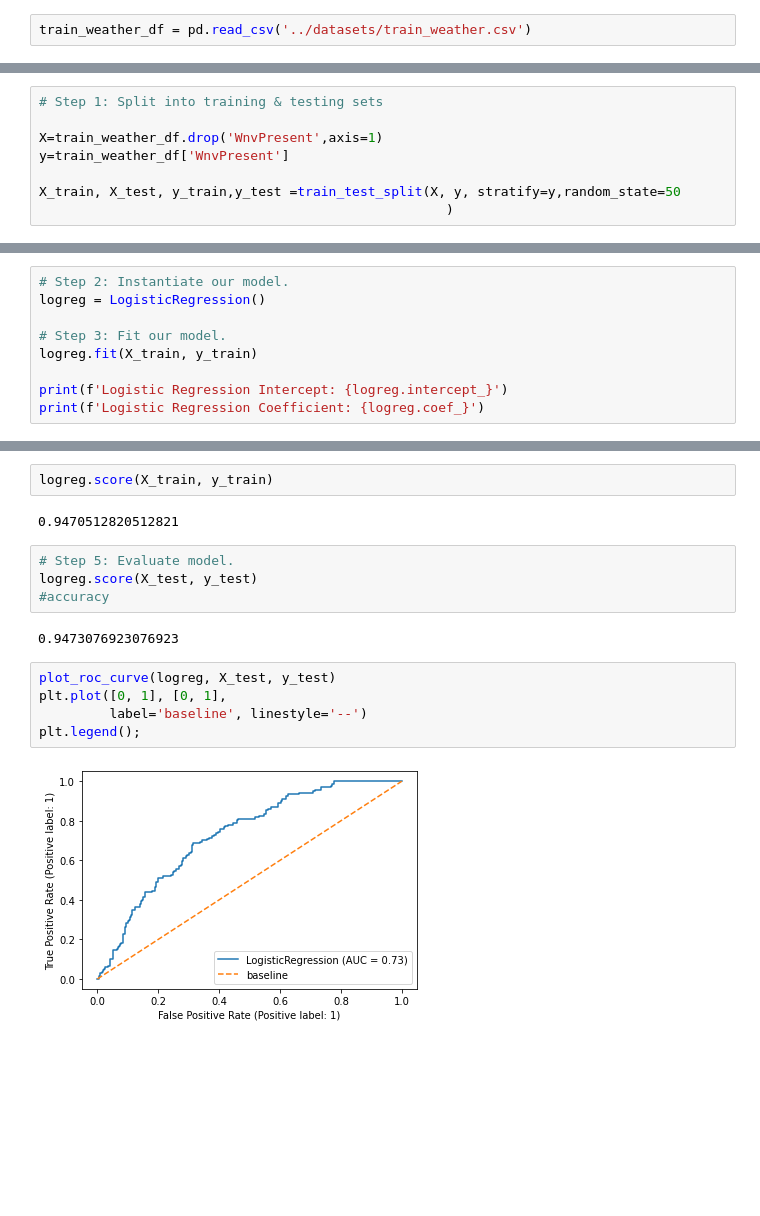
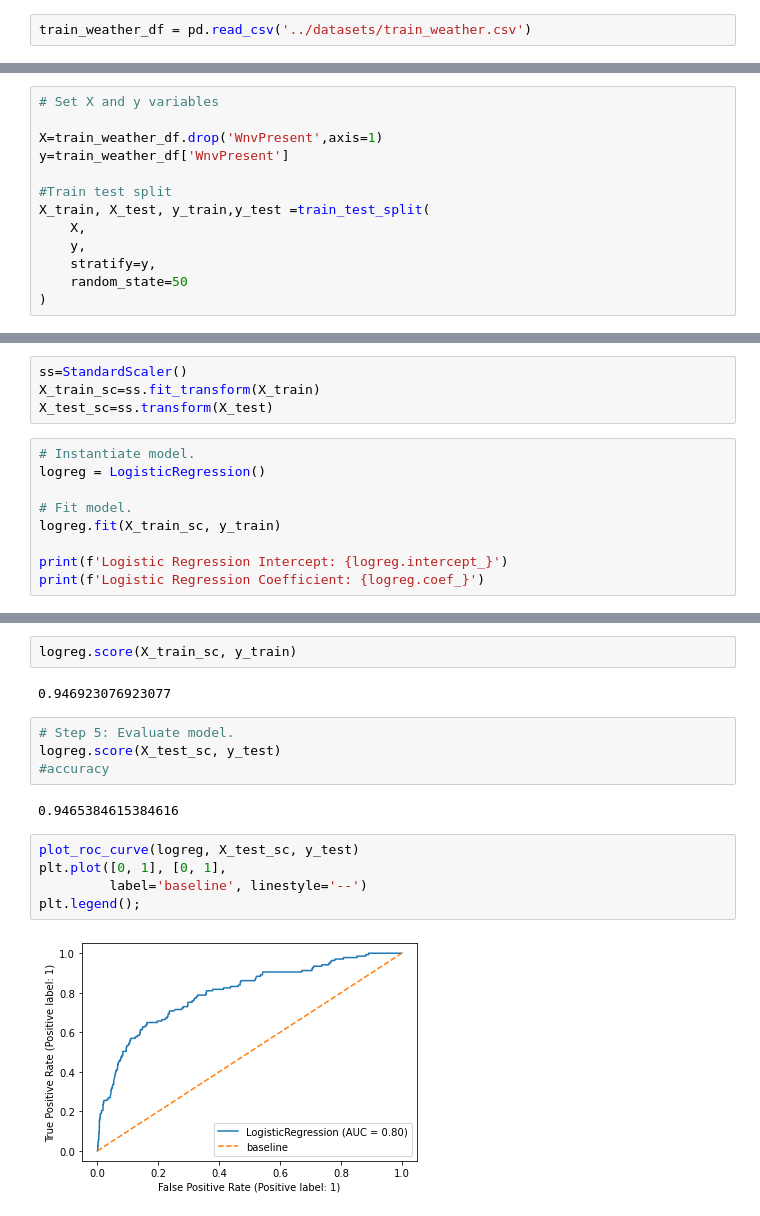
Before and after one commit to rashidi-norhashim/Team-folder, a Jupyter notebook: P4/codes/Project 4 Part 3- Modelling.ipynb, the cells around one changed output, grey strips where cells are left out. Cells and saved outputs as stored; diff of their text form; blank space fills up the shorter version.

```diff
--- a/P4/codes/Project 4 Part 3- Modelling.ipynb
+++ b/P4/codes/Project 4 Part 3- Modelling.ipynb
@@ -50,11 +47,16 @@ train_weather_df.head()
 # %%
-# Step 1: Split into training & testing sets
+# Set X and y variables
 
 X=train_weather_df.drop('WnvPresent',axis=1)
 y=train_weather_df['WnvPresent']
 
-X_train, X_test, y_train,y_test =train_test_split(X, y, stratify=y,random_state=50
-                                                    )
+#Train test split
+X_train, X_test, y_train,y_test =train_test_split(
+    X,
+    y,
+    stratify=y,
+    random_state=50
+)
 # %%
 print(y_train.shape)
 print(y_test.shape)
@@ -69,12 +71,16 @@ y_train.value_counts(normalize=True)
 0    0.947051
 1    0.052949
 Name: WnvPresent, dtype: float64
+# %%
+ss=StandardScaler()
+X_train_sc=ss.fit_transform(X_train)
+X_test_sc=ss.transform(X_test)
 # %%
-# Step 2: Instantiate our model.
+# Instantiate model.
 logreg = LogisticRegression()
 
-# Step 3: Fit our model.
-logreg.fit(X_train, y_train)
+# Fit model.
+logreg.fit(X_train_sc, y_train)
 
 print(f'Logistic Regression Intercept: {logreg.intercept_}')
 print(f'Logistic Regression Coefficient: {logreg.coef_}')
@@ -122,18 +128,18 @@ array([[0.968, 0.032],
 # %%
-logreg.score(X_train, y_train)
+logreg.score(X_train_sc, y_train)
 # %% [output]
-0.9470512820512821
+0.946923076923077
 # %%
 # Step 5: Evaluate model.
-logreg.score(X_test, y_test)
+logreg.score(X_test_sc, y_test)
 #accuracy
 # %% [output]
-0.9473076923076923
+0.9465384615384616
 # %%
-plot_roc_curve(logreg, X_test, y_test)
+plot_roc_curve(logreg, X_test_sc, y_test)
 plt.plot([0, 1], [0, 1],
          label='baseline', linestyle='--')
 plt.legend();
 # %% [output]
-[figure, old version]
+[figure, new version]
 # %%
```
Also changed, not shown: parts of 21 cells of this notebook, 3 other files.
